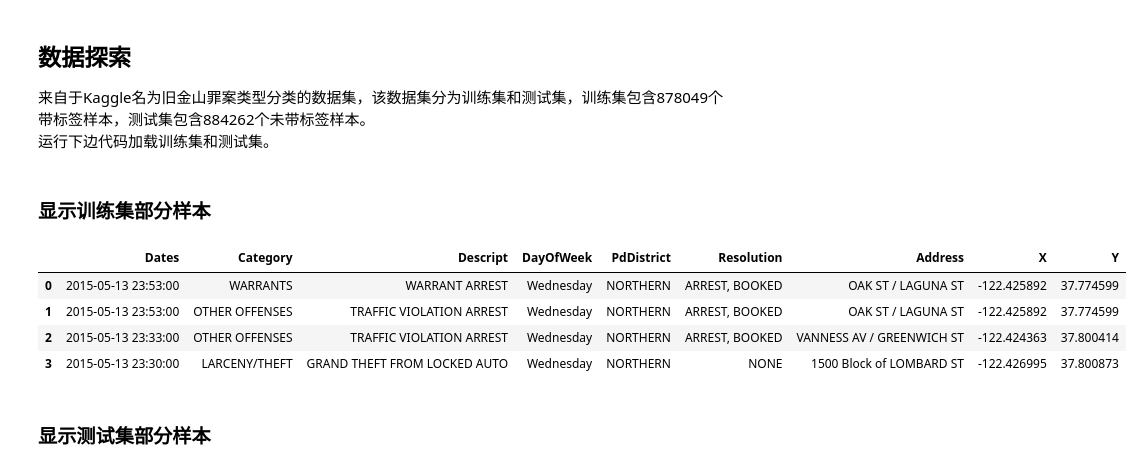
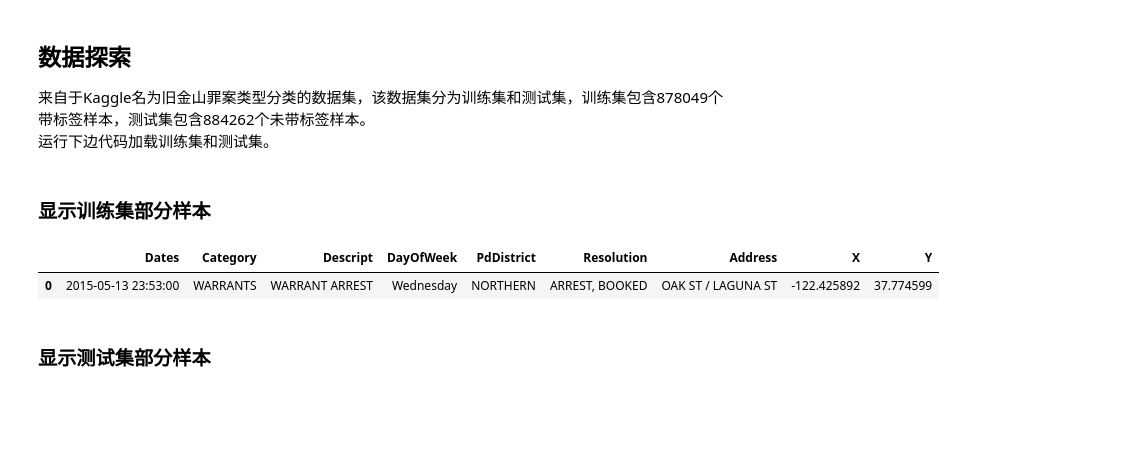
Before and after one commit to SongShawn/MachineLearning, a Jupyter notebook: capstone/solutions/solution.ipynb, the cells around one changed output. Drawn from its saved outputs; the diff is of its cells as text; code cells hidden in the pictures; blank space fills up the shorter version.

```diff
--- a/capstone/solutions/solution.ipynb
+++ b/capstone/solutions/solution.ipynb
@@ -20,13 +24,10 @@ test_data = pd.read_csv('../datasets/test.csv', parse_dates=['Dates'])
 # %% [markdown]
 ### 显示训练集部分样本
 # %%
-train_data.head(4)
+train_data.head(1)
 # %% [output]
 |  | Dates | Category | Descript | DayOfWeek | PdDistrict | Resolution | Address | X | Y |
 | 0 | 2015-05-13 23:53:00 | WARRANTS | WARRANT ARREST | Wednesday | NORTHERN | ARREST, BOOKED | OAK ST / LAGUNA ST | -122.425892 | 37.774599 |
-| 1 | 2015-05-13 23:53:00 | OTHER OFFENSES | TRAFFIC VIOLATION ARREST | Wednesday | NORTHERN | ARREST, BOOKED | OAK ST / LAGUNA ST | -122.425892 | 37.774599 |
-| 2 | 2015-05-13 23:33:00 | OTHER OFFENSES | TRAFFIC VIOLATION ARREST | Wednesday | NORTHERN | ARREST, BOOKED | VANNESS AV / GREENWICH ST | -122.424363 | 37.800414 |
-| 3 | 2015-05-13 23:30:00 | LARCENY/THEFT | GRAND THEFT FROM LOCKED AUTO | Wednesday | NORTHERN | NONE | 1500 Block of LOMBARD ST | -122.426995 | 37.800873 |
 # %% [markdown]
 ### 显示测试集部分样本
 # %%
```
Also changed, not shown: parts of 30 cells of this notebook, 19 other files.
